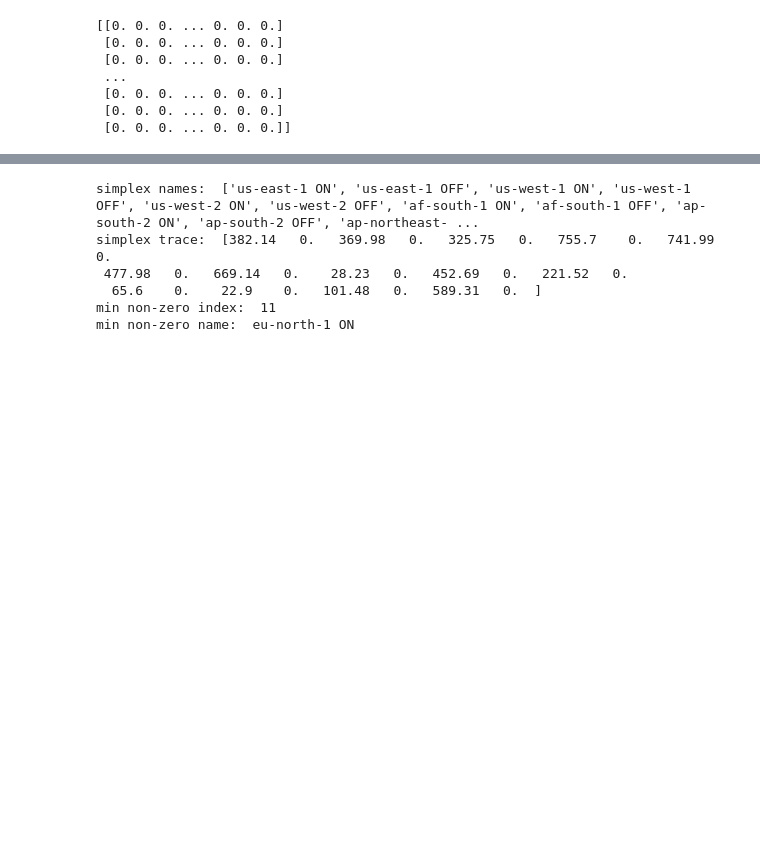
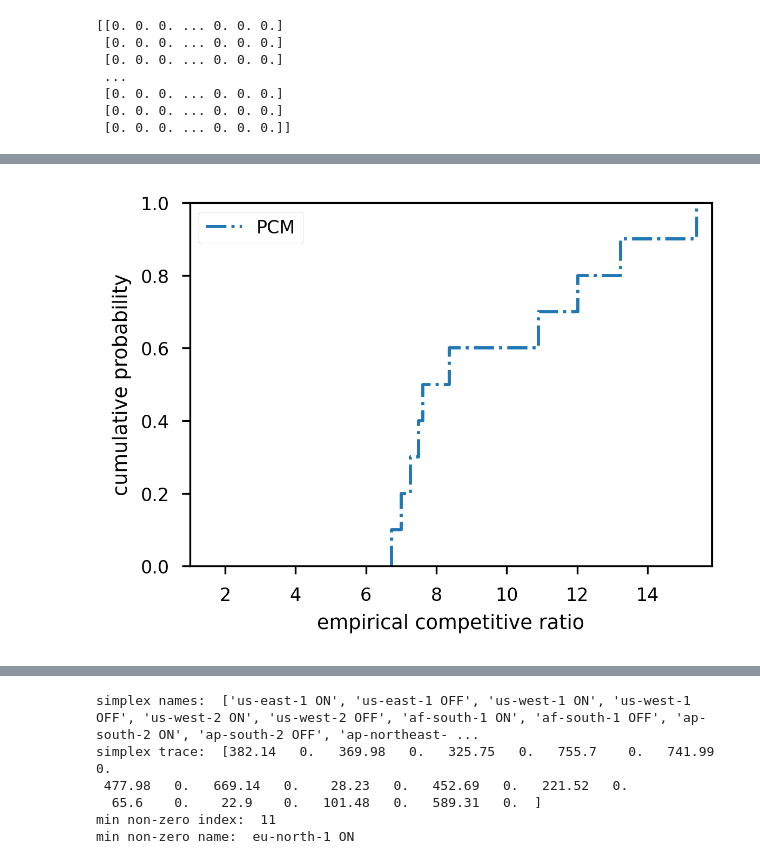
Before and after one commit to umassos/caslb-experiments, a Jupyter notebook: pseudoCost.ipynb, the cells around one changed output, grey strips where cells are left out. Cells and saved outputs as stored; diff of their text form; code cells hidden in the pictures; blank space fills up the shorter version.

Commit message:
clip implementation

```diff
--- a/pseudoCost.ipynb
+++ b/pseudoCost.ipynb
@@ -22,9 +22,6 @@ warnings.filterwarnings("ignore")
 
 np.set_printoptions(suppress=True,precision=3)
 
-import pyximport
-pyximport.install(setup_args={"include_dirs":np.get_include()},
-                  reload_support=True)
 import implementations as f
 # import clip as c
 
@@ -77,14 +74,14 @@ print(carbon_vector)
 carbon_simplex = carbonTraces.get_simplex(simplex_names)
 
 # job length (in hours)
-job_length = 2
+job_length = 1
 
 # scale the c_vector and c_simplex by the job length
 c_vector = c_vector / job_length
 c_simplex = c_simplex / job_length
 
 # specify the number of instances to generate
-epochs = 1
+epochs = 10
 
 opts = []
 pcms = []
@@ -122,16 +119,13 @@ for _ in tqdm(range(epochs)):
 
     # pick a random name out of the subset of names
     start_state = random.choice(names)
-    start_state = "eu-north-1"
     start_vector, start_simplex = m.get_start_state(start_state)
-    print(start_vector)
 
     #################################### solve for the optimal solution
 
     # try to solve for the optimal solution using scipy minimization
     sol, solCost = f.optimalSolution(simplexSequence, simplex_distances, scale, c_simplex, dim, start_simplex)
-    # print(start_simplex)
-    # print(simplexSequence)
+    print(simplex_names)
     # x_opt = sol.reshape((T, d))
     # print(sol)
     # print(x_opt)
@@ -144,12 +138,12 @@ for _ in tqdm(range(epochs)):
 
     print("L: ", Lc, "U: ", Uc, "D: ", D, "tau: ", tau*scale)
 
-    # pcm, pcmCost = f.PCM(simplexSequence, weights, scale, c_simplex, phi, dim, Lc, Uc/2, D, tau, start_simplex)
-    # print(simplex_names)
-    # print(pcm)
-    # print(pcmCost)
-    # print(start_simplex)
-    # print(simplexSequence)
+    pcm, pcmCost = f.PCM(simplexSequence, weights, scale, c_simplex, phi, dim, Lc, Uc/2, D, tau*scale, start_simplex)
+    print(pcm @ c_simplex.T)
+    print(pcm)
+    print(pcmCost)
+    print(start_simplex)
+    print(simplexSequence)
 
 
     #################################### get the online comparison solutions
@@ -169,8 +163,8 @@ for _ in tqdm(range(epochs)):
     # clip2, clip2Cost = c.CLIP(cost_functions, weights, d, Lc, Uc, adv, epsilon)
 
 
-    # opts.append(sol)
-    # pcms.append(pcm)
+    opts.append(sol)
+    pcms.append(pcm)
     # lazys.append(lazy)
     # agnostics.append(agn)
     # constThresholds.append(const)
@@ -178,8 +172,8 @@ for _ in tqdm(range(epochs)):
     # clip0s.append(clip0)
     # clip2s.append(clip2)
 
-    # cost_opts.append(solCost)
-    # cost_pcms.append(pcmCost)
+    cost_opts.append(solCost)
+    cost_pcms.append(pcmCost)
     # cost_lazys.append(lazyCost)
     # cost_agnostics.append(agnCost)
     # cost_constThresholds.append(constCost)
@@ -188,17 +182,17 @@ for _ in tqdm(range(epochs)):
     # cost_clip2s.append(clip2Cost)
 
 
-# # compute competitive ratios
-# cost_opts = np.array(cost_opts)
-# cost_pcms = np.array(cost_pcms)
-# # cost_lazys = np.array(cost_lazys)
-# # cost_agnostics = np.array(cost_agnostics)
-# # cost_constThresholds = np.array(cost_constThresholds)
-# # cost_minimizers = np.array(cost_minimizers)
-# # cost_clip0s = np.array(cost_clip0s)
-# # cost_clip2s = np.array(cost_clip2s)
+# compute competitive ratios
+cost_opts = np.array(cost_opts)
+cost_pcms = np.array(cost_pcms)
+# cost_lazys = np.array(cost_lazys)
+# cost_agnostics = np.array(cost_agnostics)
+# cost_constThresholds = np.array(cost_constThresholds)
+# cost_minimizers = np.array(cost_minimizers)
+# cost_clip0s = np.array(cost_clip0s)
+# cost_clip2s = np.array(cost_clip2s)
 
-# crPCM = cost_pcms/cost_opts
+crPCM = cost_pcms/cost_opts
 # crLazy = cost_lazys/cost_opts
 # crAgnostic = cost_agnostics/cost_opts
 # crConstThreshold = cost_constThresholds/cost_opts
@@ -212,28 +206,28 @@ for _ in tqdm(range(epochs)):
 # with open(str(sys.argv[1]) + "/robust_results_r{}_dim{}_s{}_d{}.pickle".format((U/L), d, D, int(std)), "wb") as f:
 #     pickle.dump(results, f)
 
-# # legend = ["ALG1", "lazy agnostic", "agnostic", "simple threshold", "move to minimizer"]
-# legend = ["PCM"]
+# legend = ["ALG1", "lazy agnostic", "agnostic", "simple threshold", "move to minimizer"]
+legend = ["PCM"]
 
-# # CDF plot for competitive ratio (across all experiments)
-# plt.figure(figsize=(4,3), dpi=300)
-# linestyles = ["-.", ":", "--", (0, (3, 1, 1, 1, 1, 1)), "-", '-.', ":"]
+# CDF plot for competitive ratio (across all experiments)
+plt.figure(figsize=(4,3), dpi=300)
+linestyles = ["-.", ":", "--", (0, (3, 1, 1, 1, 1, 1)), "-", '-.', ":"]
 
-# for list in zip([crPCM], linestyles):
-#     sns.ecdfplot(data = list[0], stat='proportion', linestyle = list[1])
+for list in zip([crPCM], linestyles):
+    sns.ecdfplot(data = list[0], stat='proportion', linestyle = list[1])
 
-# plt.legend(legend)
-# plt.ylabel('cumulative probability')
-# plt.xlabel("empirical competitive ratio")
-# plt.tight_layout()
-# plt.xlim(left=1)
+plt.legend(legend)
+plt.ylabel('cumulative probability')
+plt.xlabel("empirical competitive ratio")
+plt.tight_layout()
+plt.xlim(left=1)
 # plt.show()
-# plt.savefig(str(sys.argv[1]) + "/robust_cdf_r{}_dim{}_s{}_d{}.png".format((U/L), d, D, std), facecolor='w', transparent=False, bbox_inches='tight')
+plt.savefig("cdf_GB{}_l{}.png".format(setGB, job_length), facecolor='w', transparent=False, bbox_inches='tight')
 # plt.clf()
 
-# # print mean and 95th percentile of each competitive ratio
-# print("Diameter: {}".format(D))
-# print("PCM: ", np.mean(crPCM), np.percentile(crPCM, 95))
+# print mean and 95th percentile of each competitive ratio
+print("Diameter: {}".format(D))
+print("PCM: ", np.mean(crPCM), np.percentile(crPCM, 95))
 # print("lazy agnostic: ", np.mean(crLazy), np.percentile(crLazy, 95))
 # print("agnostic: ", np.mean(crAgnostic), np.percentile(crAgnostic, 95))
 # print("simple threshold: ", np.mean(crConstThreshold), np.percentile(crConstThreshold, 95))
@@ -271,3 +367,4 @@ L:  23.85 U:  752.79 D:  77.47405970794168 tau:  1.0
+[figure, added]
 # %%
 print(Lc, Uc, D, tau*scale)
 
```
Also changed, not shown: parts of 4 cells of this notebook, 8 other files.
